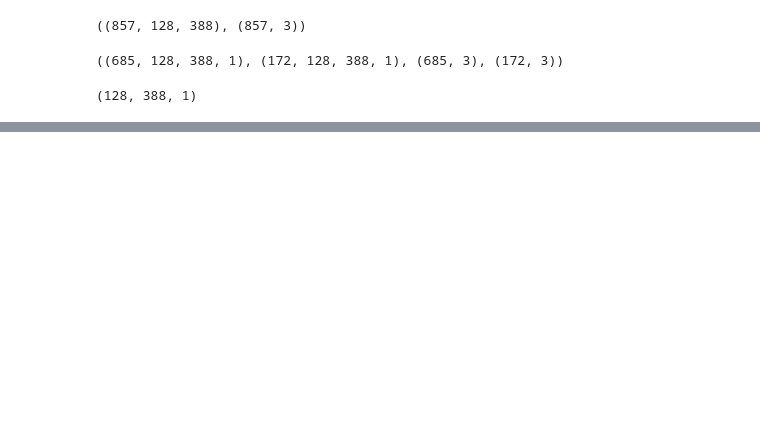
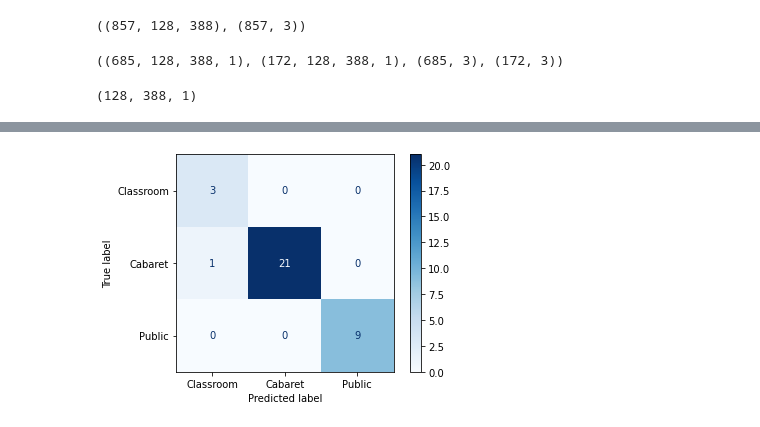
Before and after one commit to MAOK-Yongsuk/-Environmental-Sound-Classification, a Jupyter notebook: Environmental_Sound_Classification.ipynb, the cells around one changed output, grey strips where cells are left out. Saved outputs shown, nothing was run; the diff lists cells and outputs as text; code cells hidden in the pictures; blank space fills up the shorter version.

```diff
--- a/Environmental_Sound_Classification.ipynb
+++ b/Environmental_Sound_Classification.ipynb
@@ -228,3 +234,22 @@ def wav2predict(sf):
   prop = np.max(p)
   result = label[i]
   return result , prop
+# %%
+def wav22predict(sf):
+  data = spect(sf)
+  data2arr = np.array(data)
+  testsound = data2arr.reshape(1, data2arr.shape[0], data2arr.shape[1], 1)
+  p = model.predict(testsound)
+  label = ['Classroom','Cabaret','Public']
+  i = np.argmax(p)
+  prop = np.max(p)
+  result = label[i]
+  return i
+# %%
+test_file = os.listdir('/content/drive/MyDrive/Situation_Classification_From_Sounds/dataset/test')
+y_pred = []
+for t in tqdm(test_file):
+  sound = "test/" + t
+  print(sound)
+  r = wav22predict(sound)
+  y_pred.append(r)
@@ -231 +302,20 @@ def wav2predict(sf):
+# %%
+from sklearn.metrics import ConfusionMatrixDisplay
+from sklearn.metrics import confusion_matrix
+import matplotlib.pyplot as plt
+import numpy as np
+
+
+y_pred = np.array(y_pred)
+y_test = np.array([1, 1, 1, 1, 1, 1, 1, 1, 1, 1, 1, 1, 1, 1, 1, 1, 1, 1, 1, 1, 1, 1, 2, 2, 2, 2, 2, 2, 2, 2, 0, 0, 0, 2])
+labels = ['Classroom','Cabaret','Public']
+
+cm = confusion_matrix(y_test, y_pred)
+
+disp = ConfusionMatrixDisplay(confusion_matrix=cm, display_labels=labels)
+
+disp.plot(cmap=plt.cm.Blues)
+plt.show()
+# %% [output]
+[figure, added]
 # %%
```
Also changed, not shown: parts of 11 cells of this notebook.
